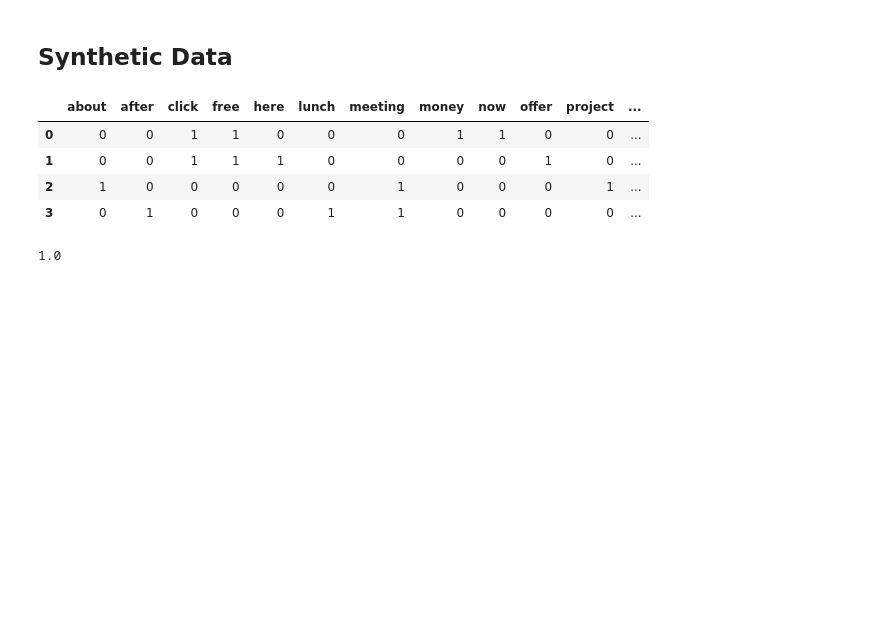
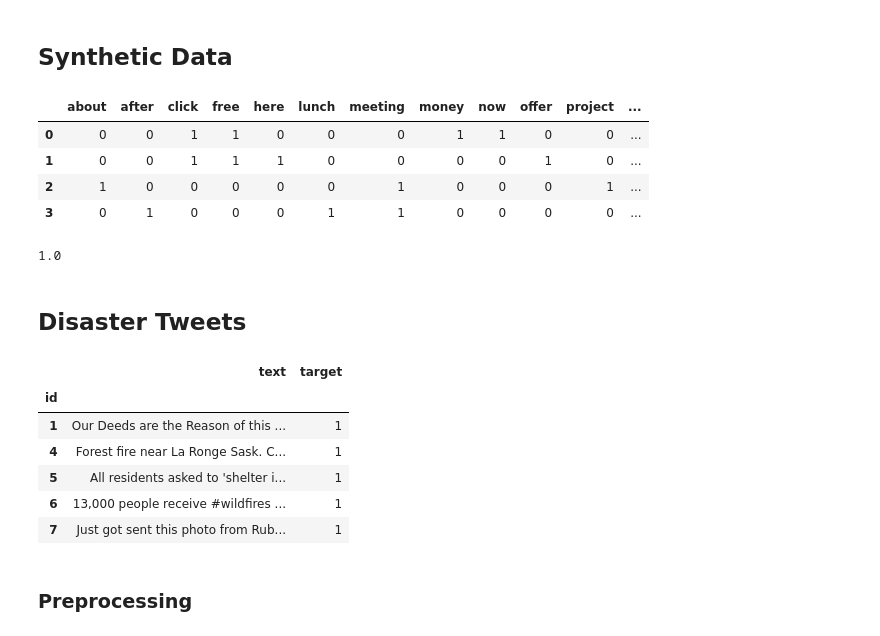
Before and after one commit to Sam50x/ML-from-Scratch, a Jupyter notebook: 4 - Naive Bayes/notebook.ipynb, the cells around one changed output. Drawn from its saved outputs; the diff is of its cells as text; code cells hidden in the pictures; blank space fills up the shorter version.

```diff
--- a/4 - Naive Bayes/notebook.ipynb
+++ b/4 - Naive Bayes/notebook.ipynb
@@ -56,3 +56,22 @@ labels_pred = model.predict(X_val)
 f1_score(labels_val, labels_pred)
 # %% [output]
 1.0
+# %% [markdown]
+## Disaster Tweets
+# %%
+import pandas as pd
+
+train_df = pd.read_csv('../data/disaster_tweets/train.csv').set_index('id')
+train_df.drop(columns=['keyword', 'location'], inplace=True)
+
+train_df.head()
+# %% [output]
+|  | text | target |
+| id |  |  |
+| 1 | Our Deeds are the Reason of this ... | 1 |
+| 4 | Forest fire near La Ronge Sask. C... | 1 |
+| 5 | All residents asked to 'shelter i... | 1 |
+| 6 | 13,000 people receive #wildfires ... | 1 |
+| 7 | Just got sent this photo from Rub... | 1 |
+# %% [markdown]
+### Preprocessing
```
Also changed, not shown: parts of 20 cells of this notebook, 3 other files.
